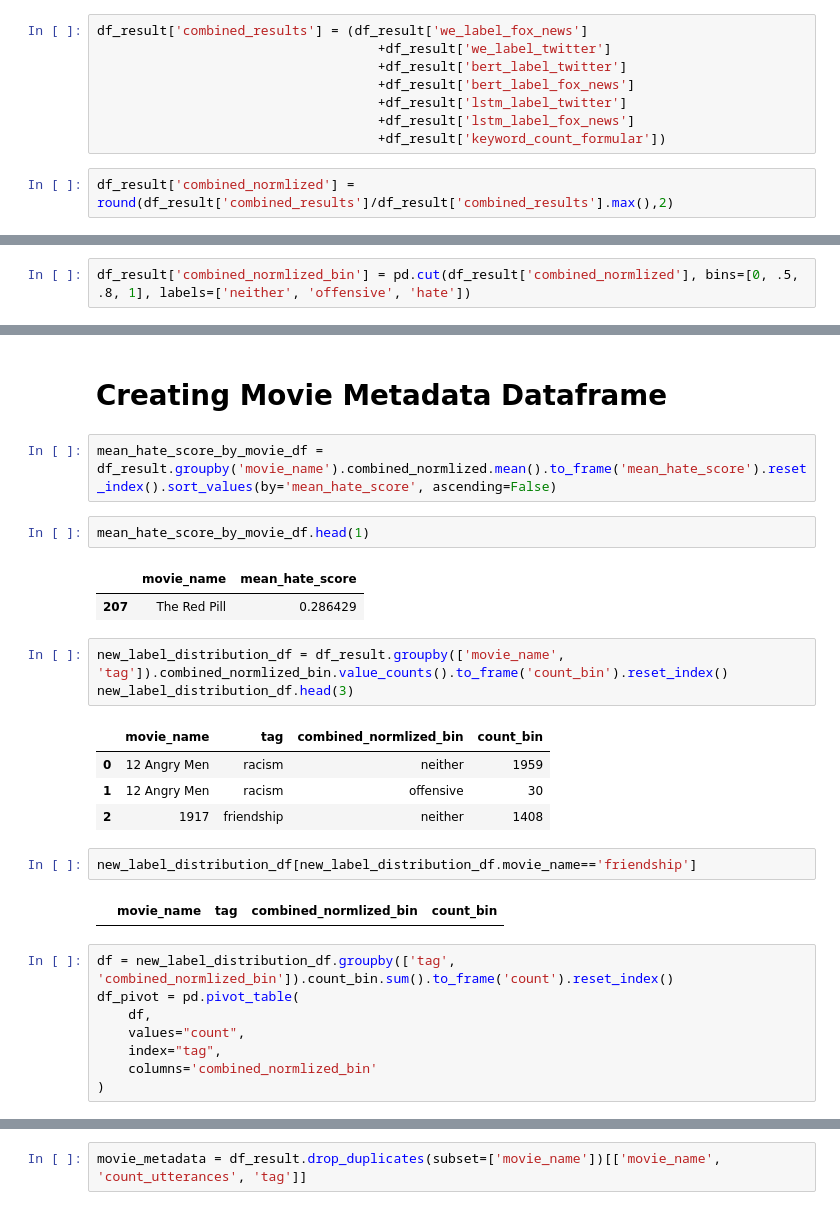
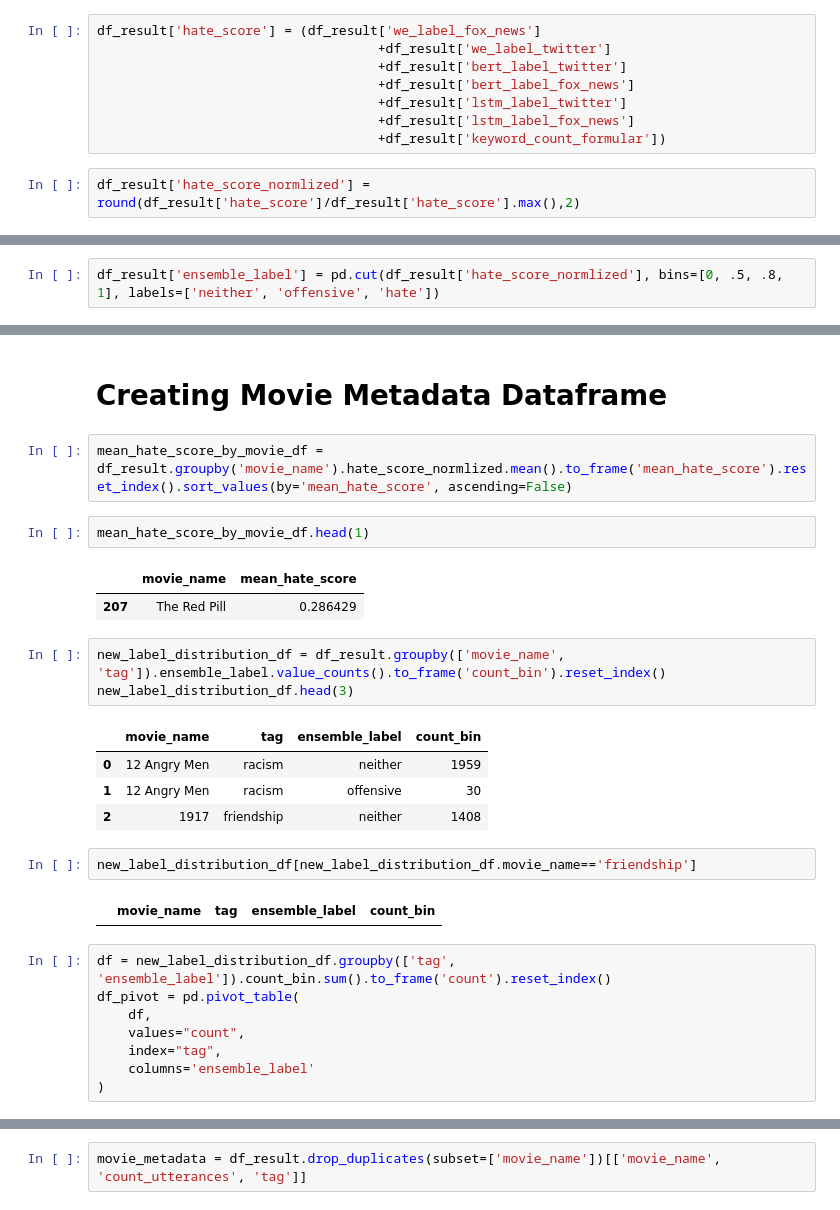
Before and after one commit to nvbogu/movie_hatespeech_detection, a Jupyter notebook: niklas_approach/plot_results.ipynb, the cells around one changed output, grey strips where cells are left out. Saved outputs shown, nothing was run; the diff lists cells and outputs as text.

```diff
--- a/niklas_approach/plot_results.ipynb
+++ b/niklas_approach/plot_results.ipynb
@@ -39,7 +39,7 @@ df_result.head(1)
 |  | movie_name | index | utterance | count_utterances | tag | we_label_fox_news | we_label_twitter | ... |
 | 0 | 12 Angry Men | 0 | Thank you very much, sir. | 2065 | racism | 0 | 0 | ... |
 # %%
-df_result['combined_results'] = (df_result['we_label_fox_news']
+df_result['hate_score'] = (df_result['we_label_fox_news']
                                     +df_result['we_label_twitter']
                                     +df_result['bert_label_twitter']
                                     +df_result['bert_label_fox_news']
@@ -47,11 +47,11 @@ df_result['combined_results'] = (df_result['we_label_fox_news']
                                     +df_result['lstm_label_fox_news']
                                     +df_result['keyword_count_formular'])
 # %%
-df_result['combined_normlized'] = round(df_result['combined_results']/df_result['combined_results'].max(),2)
+df_result['hate_score_normlized'] = round(df_result['hate_score']/df_result['hate_score'].max(),2)
 # %% [markdown]
 ## add bins
 # %%
-df_result['combined_normlized_bin'] = pd.cut(df_result['combined_normlized'], bins=[0, .5, .8, 1], labels=['neither', 'offensive', 'hate'])
+df_result['ensemble_label'] = pd.cut(df_result['hate_score_normlized'], bins=[0, .5, .8, 1], labels=['neither', 'offensive', 'hate'])
 # %%
 df_result.head(1)
 # %% [output]
@@ -66,30 +84,30 @@ for row in df_result[df_result.combined_normlized_bin=='hate'][['utterance', 'co
 # %% [markdown]
 # Creating Movie Metadata Dataframe
 # %%
-mean_hate_score_by_movie_df = df_result.groupby('movie_name').combined_normlized.mean().to_frame('mean_hate_score').reset_index().sort_values(by='mean_hate_score', ascending=False)
+mean_hate_score_by_movie_df = df_result.groupby('movie_name').hate_score_normlized.mean().to_frame('mean_hate_score').reset_index().sort_values(by='mean_hate_score', ascending=False)
 # %%
 mean_hate_score_by_movie_df.head(1)
 # %% [output]
 |  | movie_name | mean_hate_score |
 | 207 | The Red Pill | 0.286429 |
 # %%
-new_label_distribution_df = df_result.groupby(['movie_name', 'tag']).combined_normlized_bin.value_counts().to_frame('count_bin').reset_index()
+new_label_distribution_df = df_result.groupby(['movie_name', 'tag']).ensemble_label.value_counts().to_frame('count_bin').reset_index()
 new_label_distribution_df.head(3)
 # %% [output]
-|  | movie_name | tag | combined_normlized_bin | count_bin |
+|  | movie_name | tag | ensemble_label | count_bin |
 | 0 | 12 Angry Men | racism | neither | 1959 |
 | 1 | 12 Angry Men | racism | offensive | 30 |
 | 2 | 1917 | friendship | neither | 1408 |
 # %%
 new_label_distribution_df[new_label_distribution_df.movie_name=='friendship']
 # %% [output]
-|  | movie_name | tag | combined_normlized_bin | count_bin |
+|  | movie_name | tag | ensemble_label | count_bin |
 # %%
-df = new_label_distribution_df.groupby(['tag', 'combined_normlized_bin']).count_bin.sum().to_frame('count').reset_index()
+df = new_label_distribution_df.groupby(['tag', 'ensemble_label']).count_bin.sum().to_frame('count').reset_index()
 df_pivot = pd.pivot_table(
     df,
     values="count",
     index="tag",
-    columns='combined_normlized_bin'
+    columns='ensemble_label'
 )
 # %%
```
Also changed, not shown: parts of 25 cells of this notebook.
